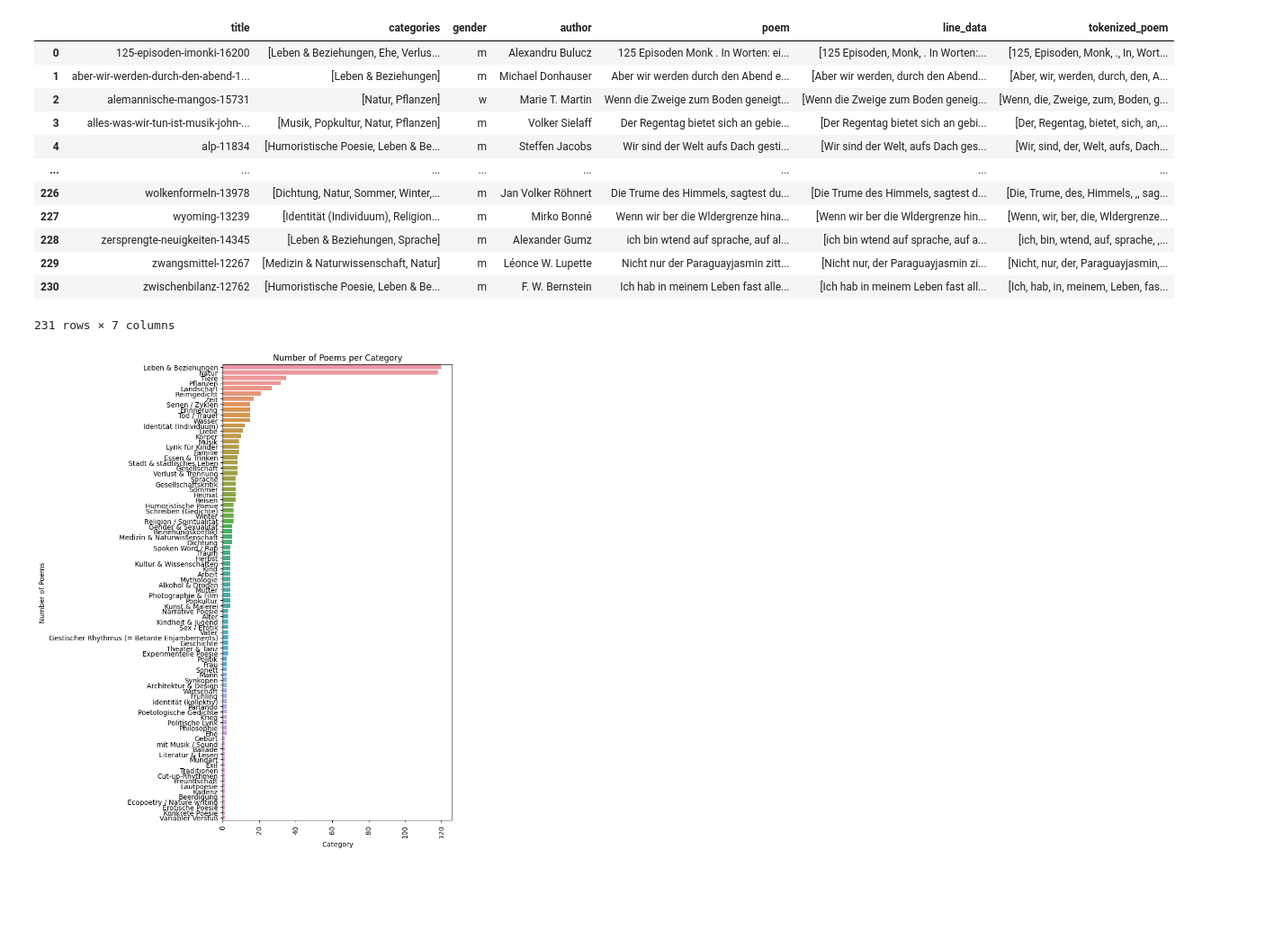
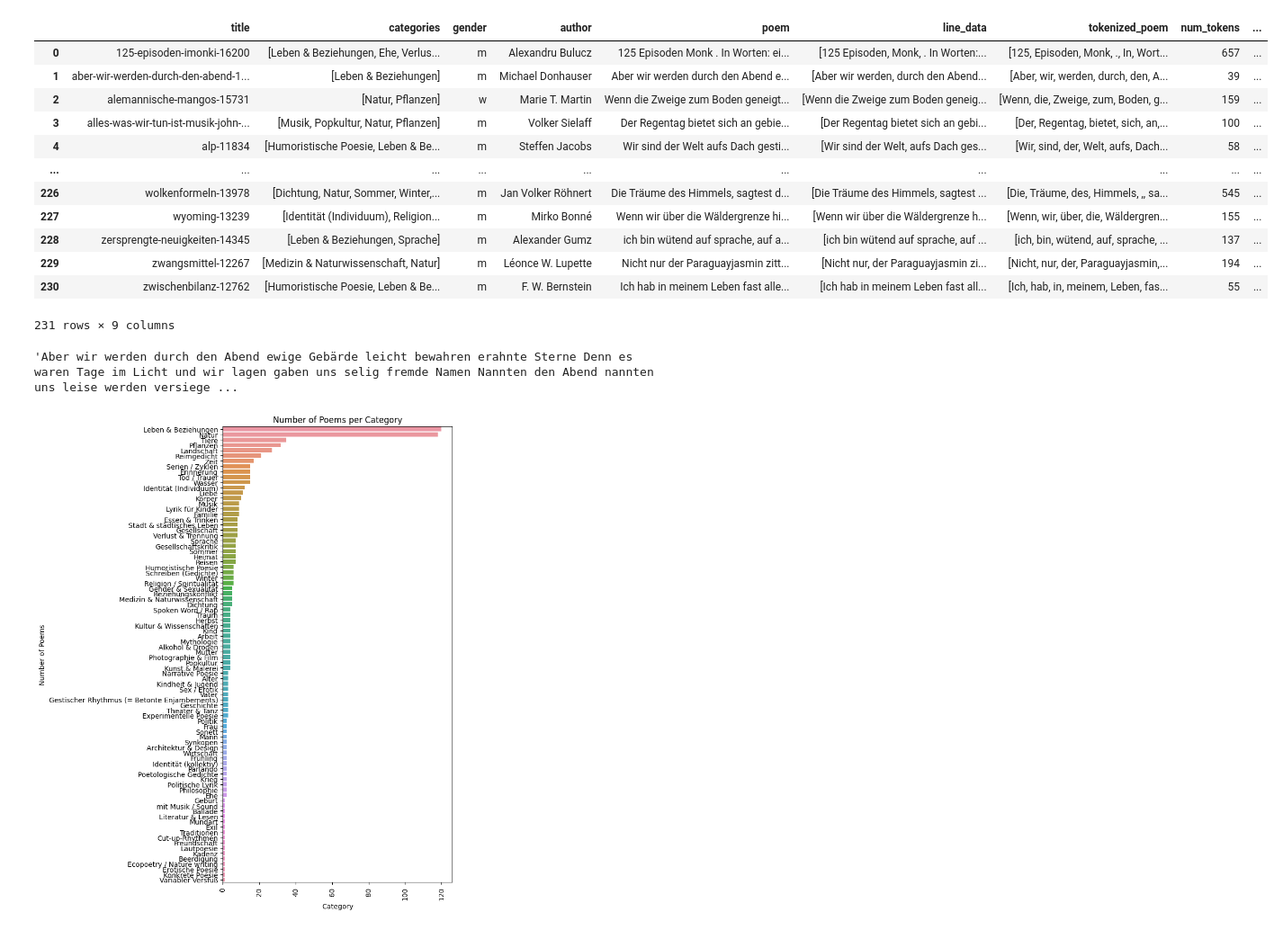
Before and after one commit to niceshice/Forschungsmethoden_LL_Gedichte, a Jupyter notebook: data_vis.ipynb, the cells around one changed output. Shown at 90% size. Drawn from its saved outputs; the diff is of its cells as text; code cells hidden in the pictures; blank space fills up the shorter version.

```diff
--- a/data_vis.ipynb
+++ b/data_vis.ipynb
@@ -31,46 +31,51 @@ for file_name in os.listdir(corpus_directory):
     titles.append(data['title'])
     categories.append(data['categories'])
     genders.append(data['gender'])
     authors.append(data['author'])
 
     poem_lines = [line_info['text'] for line_info in data['poem'].values() if 'text' in line_info]
     poems.append(' '.join(poem_lines))
     line_data.append(poem_lines)
 
 # Tokenize the poem using spaCy
 tokenized_poems = []
 for poem in poems:
     doc = nlp(poem)
     tokens = [token.text for token in doc]
     tokenized_poems.append(tokens)
 
 # Create a DataFrame
 df = pd.DataFrame({
     'title': titles,
     'categories': categories,
     'gender': genders,
     'author': authors,
     'poem': poems,
     'line_data': line_data,
     'tokenized_poem': tokenized_poems
 })
 df['num_tokens'] = df['tokenized_poem'].apply(lambda x: len(x))
+df['avg_verse_length'] = [np.mean([len(line) for line in entry]) for entry in df['line_data']]
 
 df
 # %% [output]
-|  | title | categories | gender | author | poem | line_data | tokenized_poem |
-| 0 | 125-episoden-imonki-16200 | [Leben & Beziehungen, Ehe, Verlus... | m | Alexandru Bulucz | 125 Episoden Monk . In Worten: ei... | [125 Episoden, Monk, . In Worten:... | [125, Episoden, Monk, ., In, Wort... |
-| 1 | aber-wir-werden-durch-den-abend-1... | [Leben & Beziehungen] | m | Michael Donhauser | Aber wir werden durch den Abend e... | [Aber wir werden, durch den Abend... | [Aber, wir, werden, durch, den, A... |
-| 2 | alemannische-mangos-15731 | [Natur, Pflanzen] | w | Marie T. Martin | Wenn die Zweige zum Boden geneigt... | [Wenn die Zweige zum Boden geneig... | [Wenn, die, Zweige, zum, Boden, g... |
-| 3 | alles-was-wir-tun-ist-musik-john-... | [Musik, Popkultur, Natur, Pflanzen] | m | Volker Sielaff | Der Regentag bietet sich an gebie... | [Der Regentag bietet sich an gebi... | [Der, Regentag, bietet, sich, an,... |
-| 4 | alp-11834 | [Humoristische Poesie, Leben & Be... | m | Steffen Jacobs | Wir sind der Welt aufs Dach gesti... | [Wir sind der Welt, aufs Dach ges... | [Wir, sind, der, Welt, aufs, Dach... |
-| ... | ... | ... | ... | ... | ... | ... | ... |
-| 226 | wolkenformeln-13978 | [Dichtung, Natur, Sommer, Winter,... | m | Jan Volker Röhnert | Die Trume des Himmels, sagtest du... | [Die Trume des Himmels, sagtest d... | [Die, Trume, des, Himmels, ,, sag... |
-| 227 | wyoming-13239 | [Identität (Individuum), Religion... | m | Mirko Bonné | Wenn wir ber die Wldergrenze hina... | [Wenn wir ber die Wldergrenze hin... | [Wenn, wir, ber, die, Wldergrenze... |
-| 228 | zersprengte-neuigkeiten-14345 | [Leben & Beziehungen, Sprache] | m | Alexander Gumz | ich bin wtend auf sprache, auf al... | [ich bin wtend auf sprache, auf a... | [ich, bin, wtend, auf, sprache, ,... |
-| 229 | zwangsmittel-12267 | [Medizin & Naturwissenschaft, Natur] | m | Léonce W. Lupette | Nicht nur der Paraguayjasmin zitt... | [Nicht nur, der Paraguayjasmin zi... | [Nicht, nur, der, Paraguayjasmin,... |
-| 230 | zwischenbilanz-12762 | [Humoristische Poesie, Leben & Be... | m | F. W. Bernstein | Ich hab in meinem Leben fast alle... | [Ich hab in meinem Leben fast all... | [Ich, hab, in, meinem, Leben, fas... |
+|  | title | categories | gender | author | poem | line_data | tokenized_poem | num_tokens | ... |
+| 0 | 125-episoden-imonki-16200 | [Leben & Beziehungen, Ehe, Verlus... | m | Alexandru Bulucz | 125 Episoden Monk . In Worten: ei... | [125 Episoden, Monk, . In Worten:... | [125, Episoden, Monk, ., In, Wort... | 657 | ... |
+| 1 | aber-wir-werden-durch-den-abend-1... | [Leben & Beziehungen] | m | Michael Donhauser | Aber wir werden durch den Abend e... | [Aber wir werden, durch den Abend... | [Aber, wir, werden, durch, den, A... | 39 | ... |
+| 2 | alemannische-mangos-15731 | [Natur, Pflanzen] | w | Marie T. Martin | Wenn die Zweige zum Boden geneigt... | [Wenn die Zweige zum Boden geneig... | [Wenn, die, Zweige, zum, Boden, g... | 159 | ... |
+| 3 | alles-was-wir-tun-ist-musik-john-... | [Musik, Popkultur, Natur, Pflanzen] | m | Volker Sielaff | Der Regentag bietet sich an gebie... | [Der Regentag bietet sich an gebi... | [Der, Regentag, bietet, sich, an,... | 100 | ... |
+| 4 | alp-11834 | [Humoristische Poesie, Leben & Be... | m | Steffen Jacobs | Wir sind der Welt aufs Dach gesti... | [Wir sind der Welt, aufs Dach ges... | [Wir, sind, der, Welt, aufs, Dach... | 58 | ... |
+| ... | ... | ... | ... | ... | ... | ... | ... | ... | ... |
+| 226 | wolkenformeln-13978 | [Dichtung, Natur, Sommer, Winter,... | m | Jan Volker Röhnert | Die Träume des Himmels, sagtest d... | [Die Träume des Himmels, sagtest ... | [Die, Träume, des, Himmels, ,, sa... | 545 | ... |
+| 227 | wyoming-13239 | [Identität (Individuum), Religion... | m | Mirko Bonné | Wenn wir über die Wäldergrenze hi... | [Wenn wir über die Wäldergrenze h... | [Wenn, wir, über, die, Wäldergren... | 155 | ... |
+| 228 | zersprengte-neuigkeiten-14345 | [Leben & Beziehungen, Sprache] | m | Alexander Gumz | ich bin wütend auf sprache, auf a... | [ich bin wütend auf sprache, auf ... | [ich, bin, wütend, auf, sprache, ... | 137 | ... |
+| 229 | zwangsmittel-12267 | [Medizin & Naturwissenschaft, Natur] | m | Léonce W. Lupette | Nicht nur der Paraguayjasmin zitt... | [Nicht nur, der Paraguayjasmin zi... | [Nicht, nur, der, Paraguayjasmin,... | 194 | ... |
+| 230 | zwischenbilanz-12762 | [Humoristische Poesie, Leben & Be... | m | F. W. Bernstein | Ich hab in meinem Leben fast alle... | [Ich hab in meinem Leben fast all... | [Ich, hab, in, meinem, Leben, fas... | 55 | ... |
-231 rows × 7 columns
+231 rows × 9 columns
+# %%
+df['poem'].iloc[1]
+# %% [output]
+'Aber wir werden durch den Abend ewige Gebärde leicht bewahren erahnte Sterne Denn es waren Tage im Licht und wir lagen gaben uns selig fremde Namen Nannten den Abend nannten uns leise werden versiege ...
 # %%
 def get_unique_categories(df):
     unique_categories = set()
```
Also changed, not shown: parts of 7 cells of this notebook, 5 other files.
